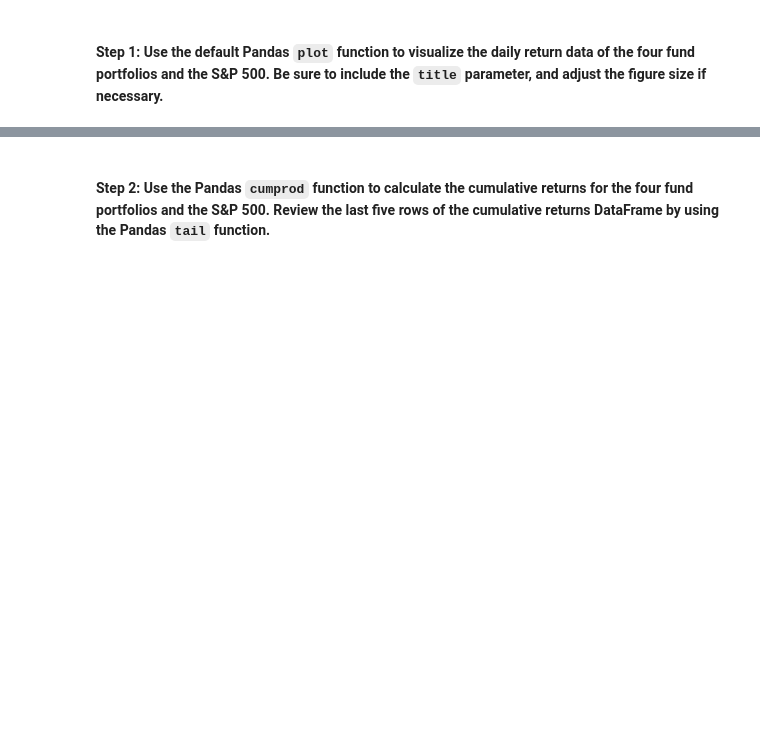
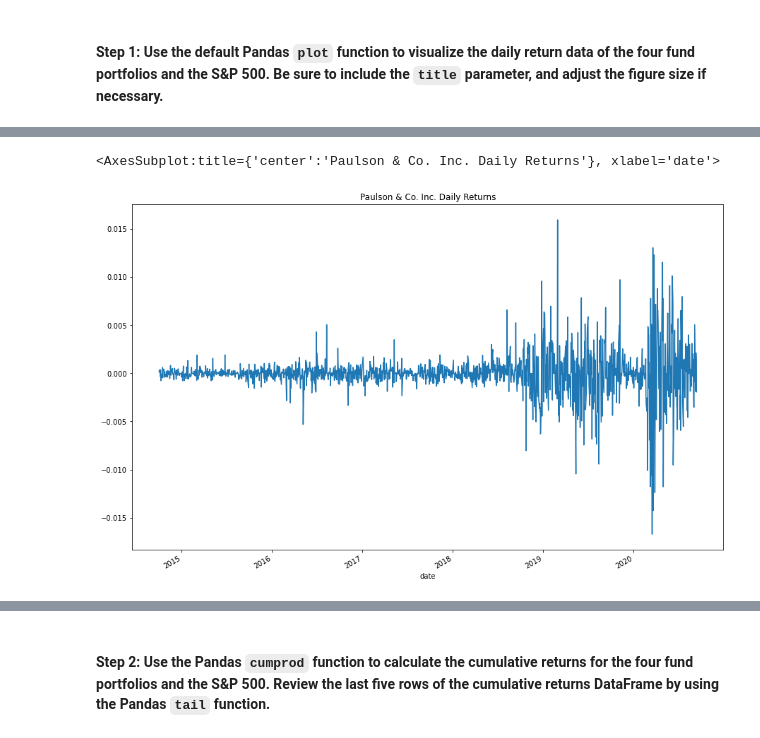
Before and after one commit to mrlandero/Risk_Return_Analysis, a Jupyter notebook: Risk_Return_Analysis/risk_return_analysis.ipynb, the cells around one changed output, grey strips where cells are left out. Drawn from its saved outputs; the diff is of its cells as text; code cells hidden in the pictures; blank space fills up the shorter version.

```diff
--- a/Risk_Return_Analysis/risk_return_analysis.ipynb
+++ b/Risk_Return_Analysis/risk_return_analysis.ipynb
@@ -165,0 +166,9 @@ daily_returns_df.plot(
+# %%
+# Daily returns plot for Paulson & Co. Inc.
+daily_returns_df.iloc[:, 1].plot(
+    figsize=(15,10),
+    title="Paulson & Co. Inc. Daily Returns"
+)
+# %% [output]
+<AxesSubplot:title={'center':'Paulson & Co. Inc. Daily Returns'}, xlabel='date'>
+[figure, added]
```
Also changed, not shown: parts of 5 cells of this notebook.
